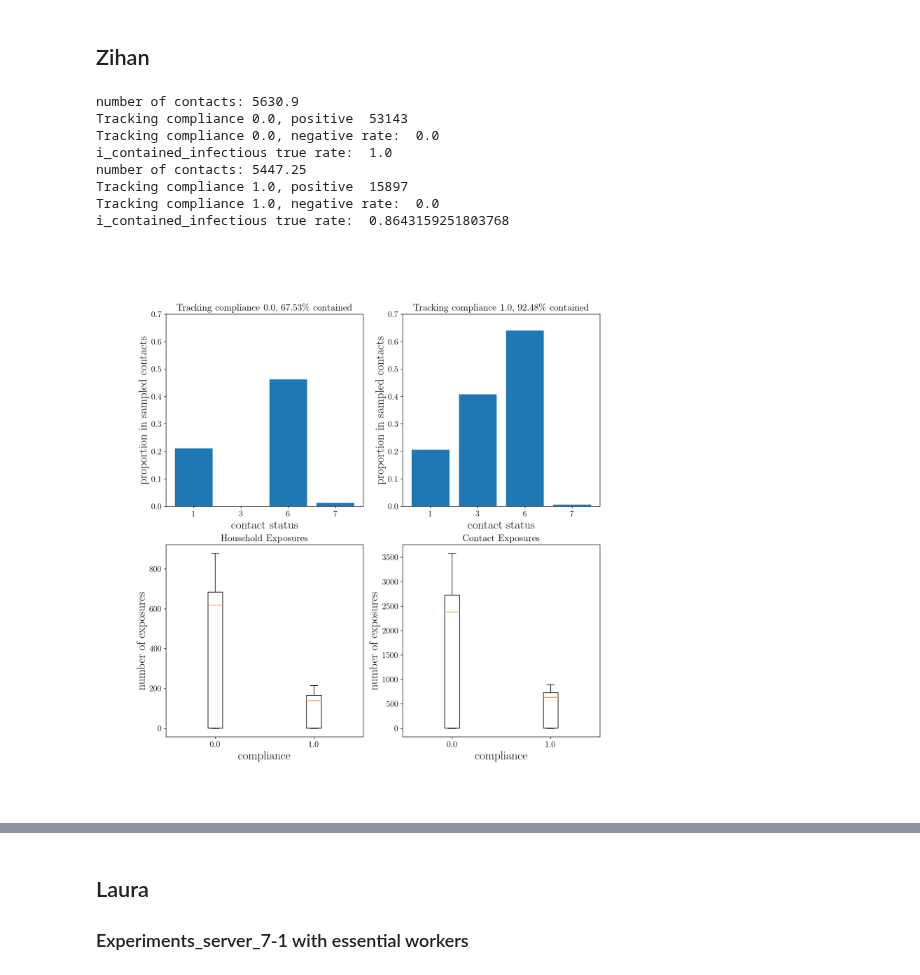
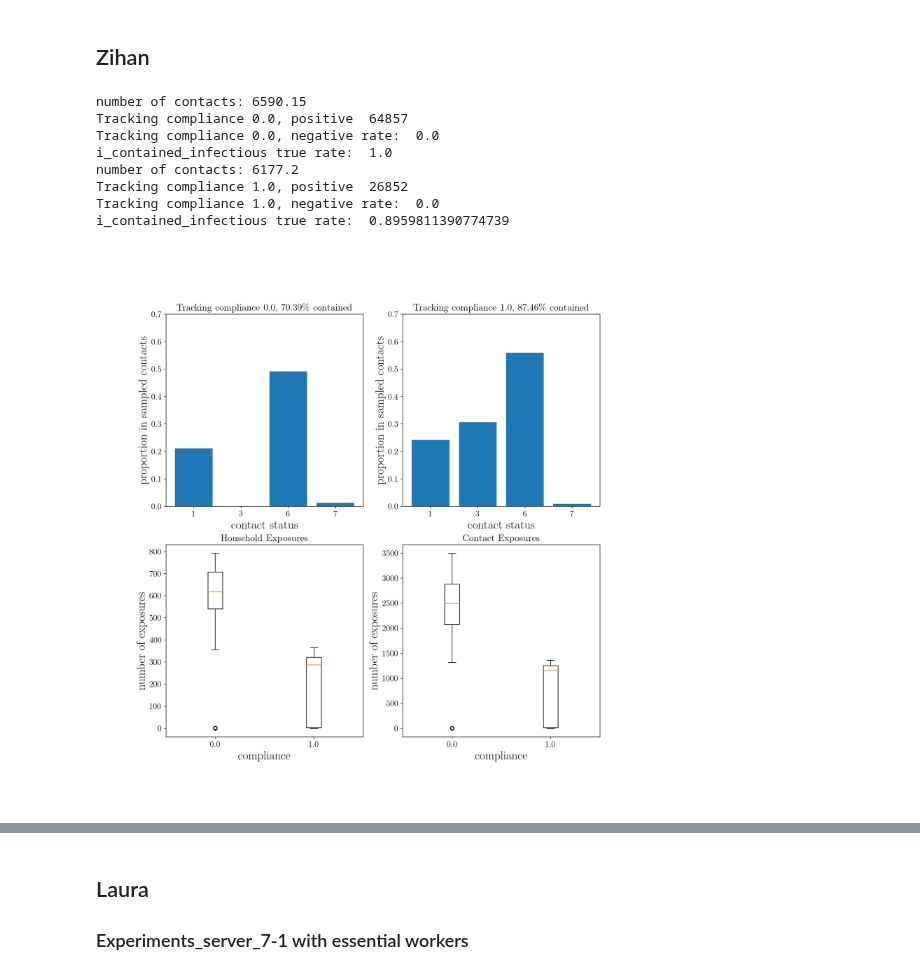
Before and after one commit to stanfordfuturebay/simulator, a Jupyter notebook: sim/Plot.ipynb, the cells around one changed output, grey strips where cells are left out. Cells and saved outputs as stored; diff of their text form; code cells hidden in the pictures.

```diff
--- a/sim/Plot.ipynb
+++ b/sim/Plot.ipynb
@@ -63,7 +63,7 @@ import matplotlib.pyplot as plt
 rpts = 20
 p_compliance = [0.0, 1.0]
 measures_deployed = [1,3,6,7]
-summaries_SD_6 = load_summary('tracing_isolate_sftest_5trace_sup005_isohouse_40rpts_005betas_trace_all.pk')
+summaries_SD_6 = load_summary('tracing_isolate_sftest_5trace_stochastic_sup005_isohouse_40rpts_005betas_trace_friends_only_colleagues_tracehouse.pk')
 for j, policy in enumerate(['advanced']):
     summaries_ = summaries_SD_6[policy]
     f,axs = plt.subplots(2,2,figsize = (13,13))
@@ -111,40 +111,40 @@ for j, policy in enumerate(['advanced']):
         axs[0,s].bar(range(1,len(measures_deployed)+1),counts[measures_deployed])
         axs[0,s].set_title('Tracking compliance '+str(p_compliance[s])+', '+ str(round((1-counts[9])*100,2))+'\% contained')
         axs[0,s].set_xlabel('contact status',fontsize = 20)
         axs[0,s].set_ylabel('proportion in sampled contacts',fontsize = 20)
         axs[0,s].set_xticks(range(1,len(measures_deployed)+1))
         axs[0,s].set_xticklabels(measures_deployed)
         axs[0,s].set_ylim(0,0.7)
 
 
         print('number of contacts:', num_contacts/rpts)
         print('Tracking compliance '+str(p_compliance[s])+', positive ', num_posi)
         print('Tracking compliance '+str(p_compliance[s])+', negative rate: ', num_nega/(num_nega+num_posi))
         print('i_contained_infectious true rate: ',num_i_contained_infectious_true/(num_i_contained_infectious_true+num_i_contained_infectious_false))
         #print('j_contained_infectious true rate: ',num_j_contained_infectious_true/(num_j_contained_infectious_true+num_j_contained_infectious_false))
     axs[1,0].boxplot(num_expo_house)
     axs[1,0].set_title('Household Exposures')
     axs[1,0].set_xlabel('compliance',fontsize = 20)
     axs[1,0].set_xticklabels(p_compliance)
     axs[1,0].set_ylabel('number of exposures',fontsize = 20)
     axs[1,1].boxplot(num_expo_contact)
     axs[1,1].set_title('Contact Exposures')
     axs[1,1].set_xlabel('compliance',fontsize = 20)
     axs[1,1].set_xticklabels(p_compliance)
     axs[1,1].set_ylabel('number of exposures',fontsize = 20)
 #plt.tight_layout()
-plt.savefig('plots/tracing_isolate_sftest_5trace_sup005_isohouse_40rpts_005betas_trace_all_detail.png',dpi=300)
+plt.savefig('plots/tracing_isolate_sftest_5trace_stochastic_sup005_isohouse_40rpts_005betas_trace_friends_only_colleagues_tracehouse_detail.png',dpi=300)
 plt.show()
 # %% [output]
-number of contacts: 5630.9
-Tracking compliance 0.0, positive  53143
+number of contacts: 6590.15
+Tracking compliance 0.0, positive  64857
 Tracking compliance 0.0, negative rate:  0.0
 i_contained_infectious true rate:  1.0
-number of contacts: 5447.25
-Tracking compliance 1.0, positive  15897
+number of contacts: 6177.2
+Tracking compliance 1.0, positive  26852
 Tracking compliance 1.0, negative rate:  0.0
-i_contained_infectious true rate:  0.8643159251803768
+i_contained_infectious true rate:  0.8959811390774739
-[figure, old version]
+[figure, new version]
 # %%
 # Plot results of experiments_server_7-1.py
 c=0
```
Also changed, not shown: parts of 2 cells of this notebook, 6 other files.
